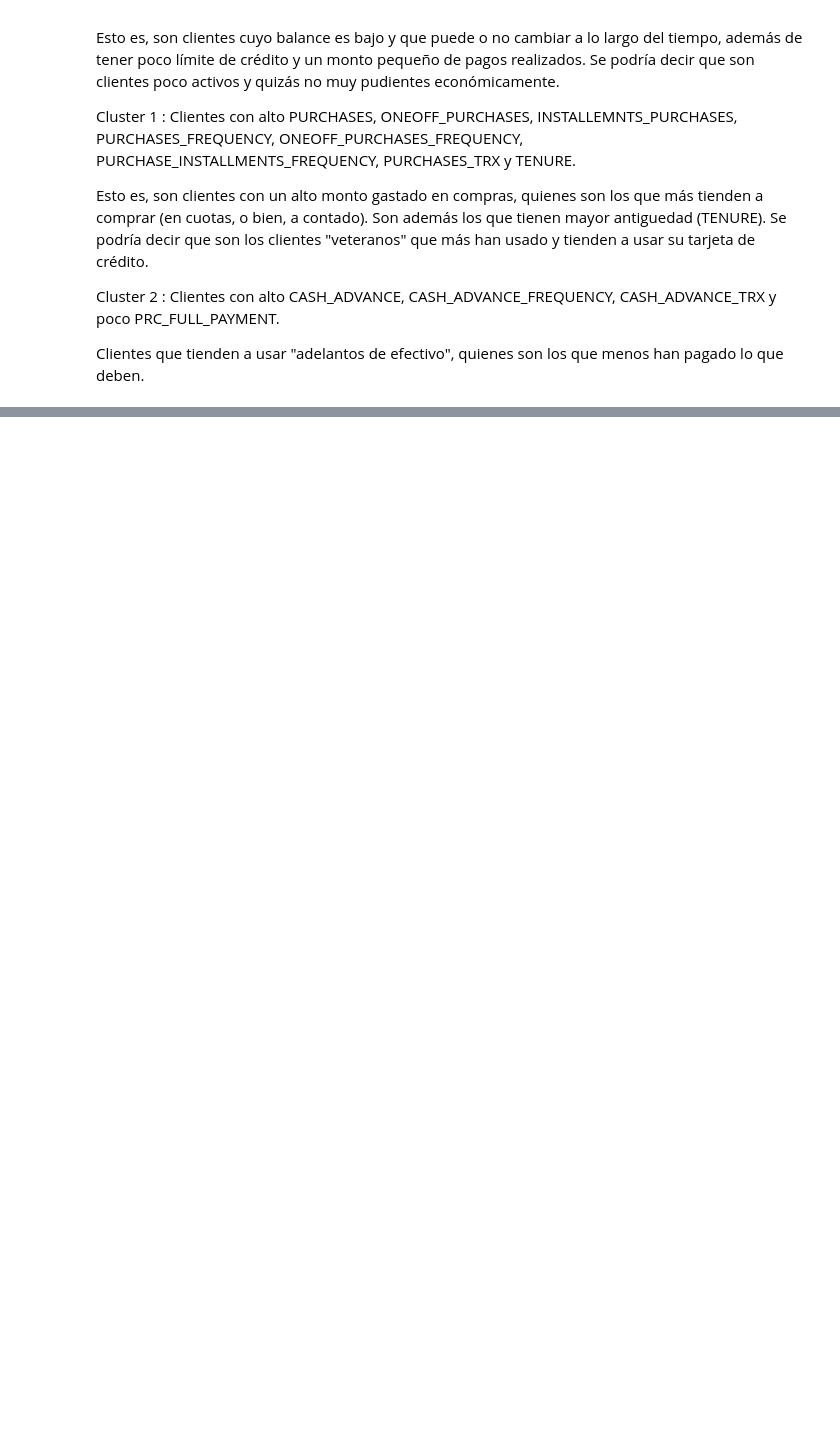
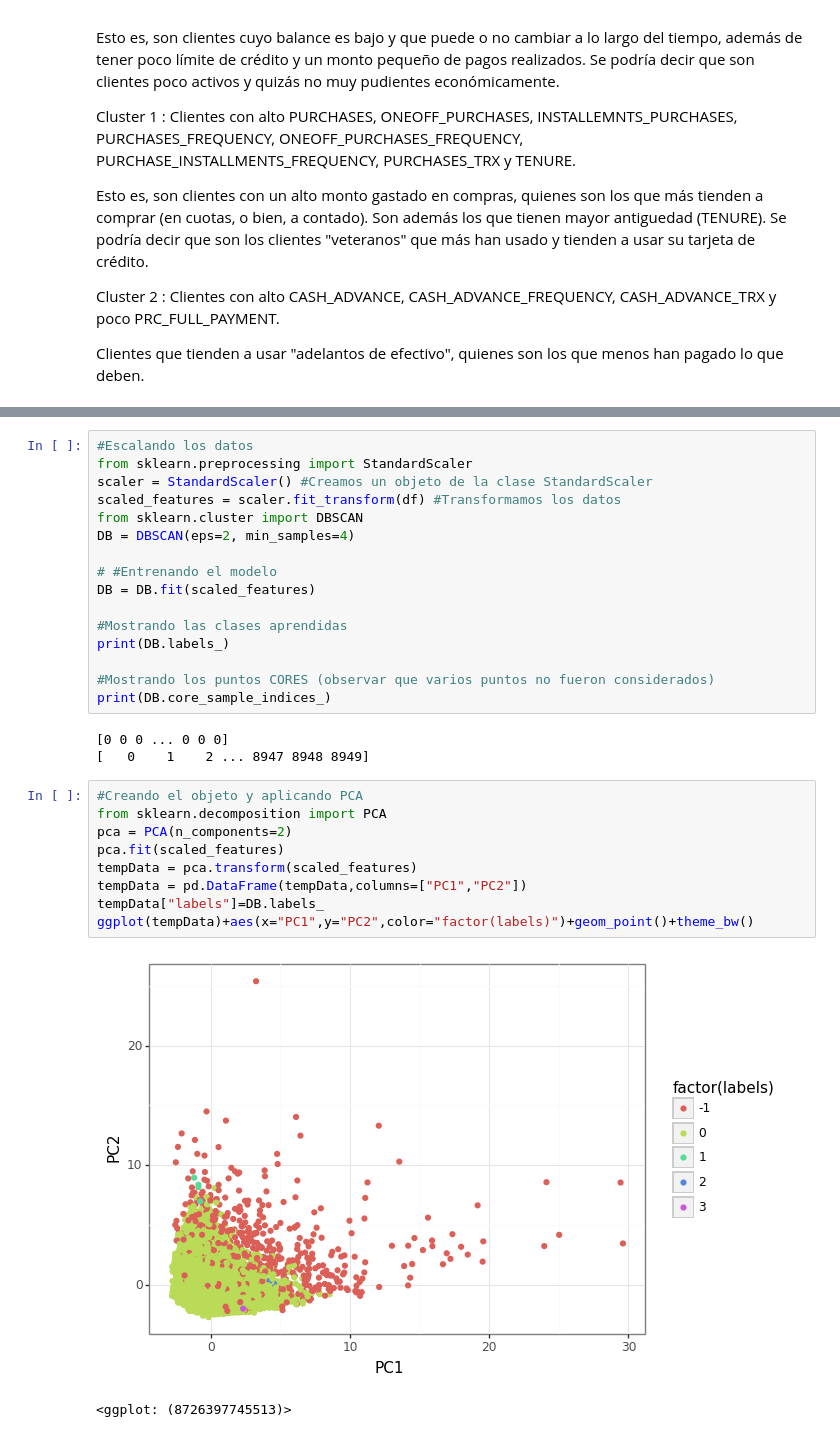
Before and after one commit to eolo-ws/proyecto-1-mineria-datos, a Jupyter notebook: proyecto-mineria-grupo-5.ipynb, the cells around one changed output, grey strips where cells are left out. Cells and saved outputs as stored; diff of their text form; blank space fills up the shorter version.

Commit message:
agregue dbscan

```diff
--- a/proyecto-mineria-grupo-5.ipynb
+++ b/proyecto-mineria-grupo-5.ipynb
@@ -398,0 +407,31 @@ Clientes que tienden a usar "adelantos de efectivo", quienes son los que menos h
+# %%
+#Escalando los datos
+from sklearn.preprocessing import StandardScaler
+scaler = StandardScaler() #Creamos un objeto de la clase StandardScaler
+scaled_features = scaler.fit_transform(df) #Transformamos los datos
+from sklearn.cluster import DBSCAN
+DB = DBSCAN(eps=2, min_samples=4)
+
+# #Entrenando el modelo
+DB = DB.fit(scaled_features)
+
+#Mostrando las clases aprendidas
+print(DB.labels_)
+
+#Mostrando los puntos CORES (observar que varios puntos no fueron considerados)
+print(DB.core_sample_indices_)
+# %% [output]
+[0 0 0 ... 0 0 0]
+[   0    1    2 ... 8947 8948 8949]
+# %%
+#Creando el objeto y aplicando PCA
+from sklearn.decomposition import PCA
+pca = PCA(n_components=2)
+pca.fit(scaled_features)
+tempData = pca.transform(scaled_features)
+tempData = pd.DataFrame(tempData,columns=["PC1","PC2"])
+tempData["labels"]=DB.labels_
+ggplot(tempData)+aes(x="PC1",y="PC2",color="factor(labels)")+geom_point()+theme_bw()
+# %% [output]
+[figure, added]
+<ggplot: (8726397745513)>
```
Also changed, not shown: parts of 8 cells of this notebook.
